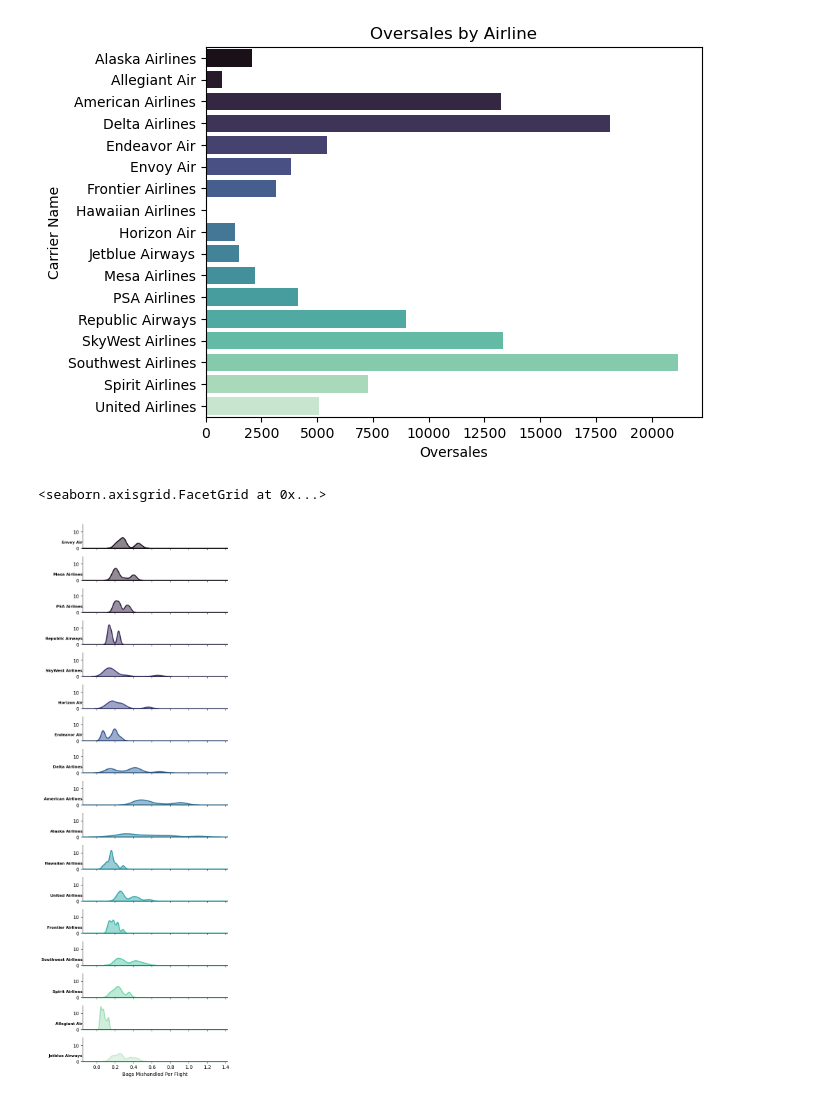
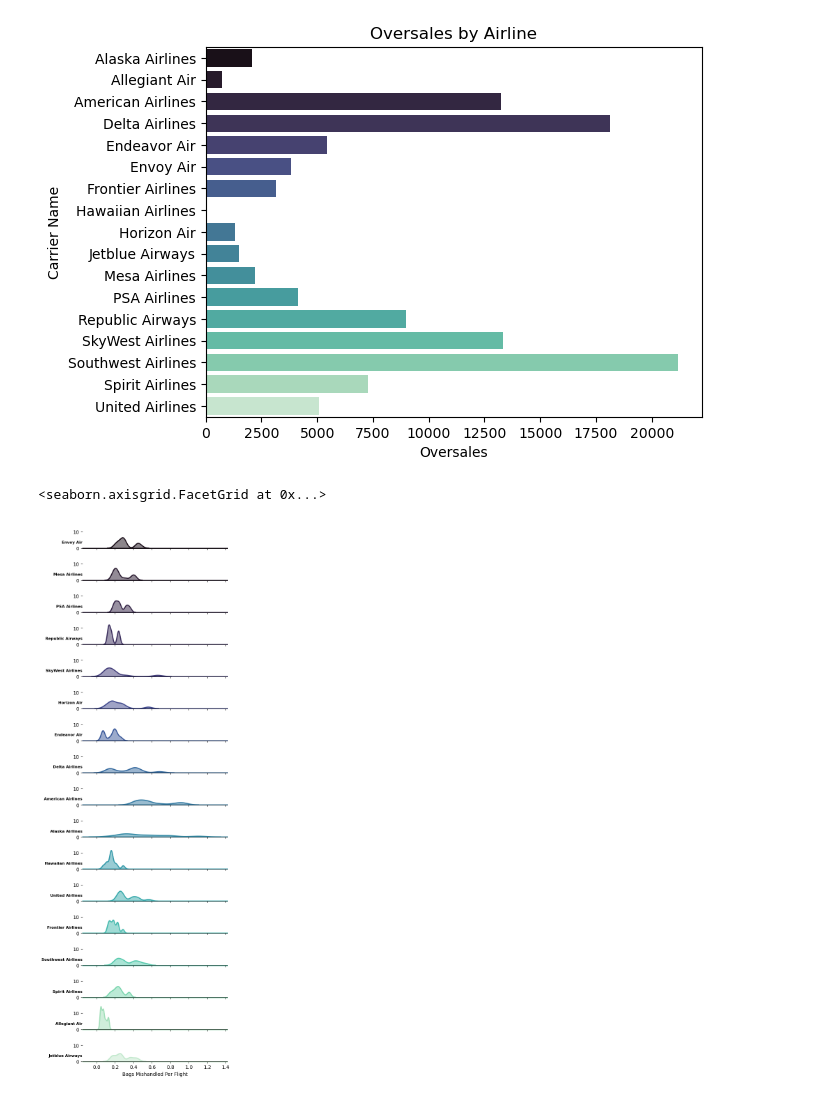
Before and after one commit to ubco-W2022T2-data301/project-group-group51, a Jupyter notebook: analysis/analysis1.ipynb, the cells around one changed output. Cells and saved outputs as stored; diff of their text form; code cells hidden in the pictures.

Commit message:
finished visualizations

```diff
--- a/analysis/analysis1.ipynb
+++ b/analysis/analysis1.ipynb
@@ -38,6 +38,7 @@ df2 = airlinedata1.groupby('carrier_name')['arr_flights'].sum().reset_index()
 # %%
 airlinedata2['cancelled_per_flight'] = airlinedata2.apply(lambda x: x['cancelled_flights'] / x['total_flights'], axis=1)
 airlinedata2['mishandeled_per_flight'] = airlinedata2.apply(lambda x: x['bags_mishandled'] / x['total_flights'], axis=1)
+airlinedata2['complaints_per_flight']=airlinedata2.apply(lambda x: x['filed_complaints'] / x['total_flights'], axis=1)
 airlinedata2.head(5)
 # %% [output]
 |  | Airline | month | total_flights | cancelled_flights | bags_mishandled | oversales | filed_complaints | ... |
@@ -160,18 +165,18 @@ hist=sns.barplot(data=oversales,x='oversales',y='Airline',palette="mako").set(xl
 # %%
 ridge = sns.FacetGrid(airlinedata2, row="Airline", hue="Airline", aspect=6, height=.95, palette="mako")
 ridge.map(sns.kdeplot, "mishandeled_per_flight",bw_adjust=.5, clip_on=False,fill=True, alpha=.5, linewidth=1.5)
 ridge.map(sns.kdeplot, "mishandeled_per_flight", clip_on=True, color=None, lw=2, bw_adjust=.5)
 ridge.refline(y=0, linewidth=2, linestyle="-", color=None, clip_on=False)
 def label(x, color, label):
     ax = plt.gca()
     ax.text(0, .2, label, fontweight="bold", color='black',
             ha="right",fontsize=8, va="baseline", transform=ax.transAxes)
 ridge.map(label, "mishandeled_per_flight")
 ridge.figure.subplots_adjust(hspace=-.5)
 ridge.set_titles("")
 ridge.set(ylabel="",xlabel="Bags Mishandled Per Flight")
-ridge.despine(bottom=False, left=False)
+ridge.despine(bottom=False, left=True)
 ridge.tight_layout()
 # %% [output]
 <seaborn.axisgrid.FacetGrid at 0x...>
-[figure, old version]
+[figure, new version]
```
Also changed, not shown: parts of 7 cells of this notebook.
